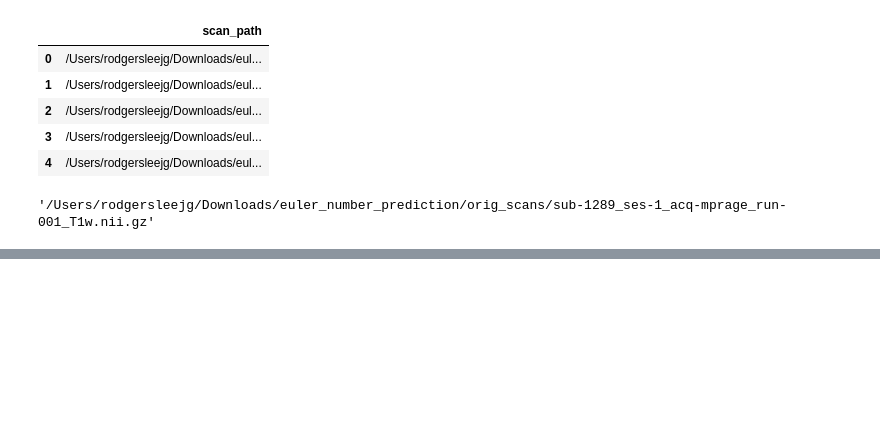
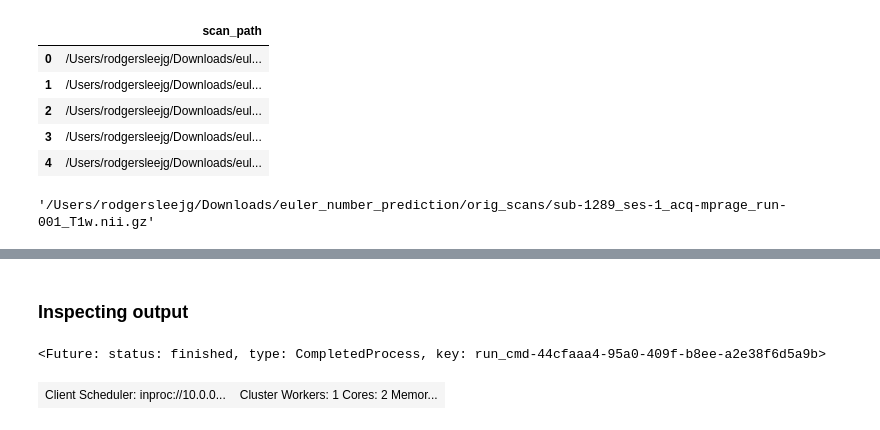
Before and after one commit to leej3/afni_and_python_axialize_example, a Jupyter notebook: axialize_t1.ipynb, the cells around one changed output, grey strips where cells are left out. Drawn from its saved outputs; the diff is of its cells as text; code cells hidden in the pictures; blank space fills up the shorter version.

```diff
--- a/axialize_t1.ipynb
+++ b/axialize_t1.ipynb
@@ -99,0 +148,6 @@ cmd
+# %%
+# cluster = LocalCluster(n_workers=1,threads_per_worker=2)
+client = Client(processes = False,
+    n_workers= 1,
+    threads_per_worker=2
+    )
@@ -99,0 +166,2 @@ cmd
+# %% [markdown]
+### Inspecting output
@@ -99,0 +172,8 @@ cmd
+# %%
+result[0]
+# %% [output]
+<Future: status: finished, type: CompletedProcess, key: run_cmd-44cfaaa4-95a0-409f-b8ee-a2e38f6d5a9b>
+# %%
+client
+# %% [output]
+| Client Scheduler: inproc://10.0.0... | Cluster Workers: 1 Cores: 2 Memor... |
```
Also changed, not shown: parts of 22 cells of this notebook.
